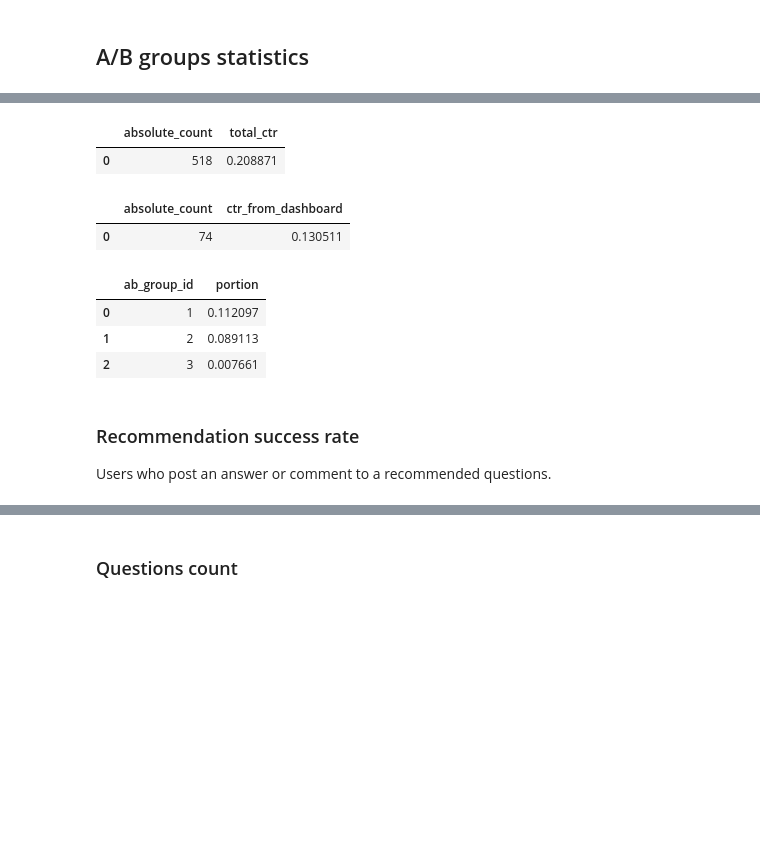
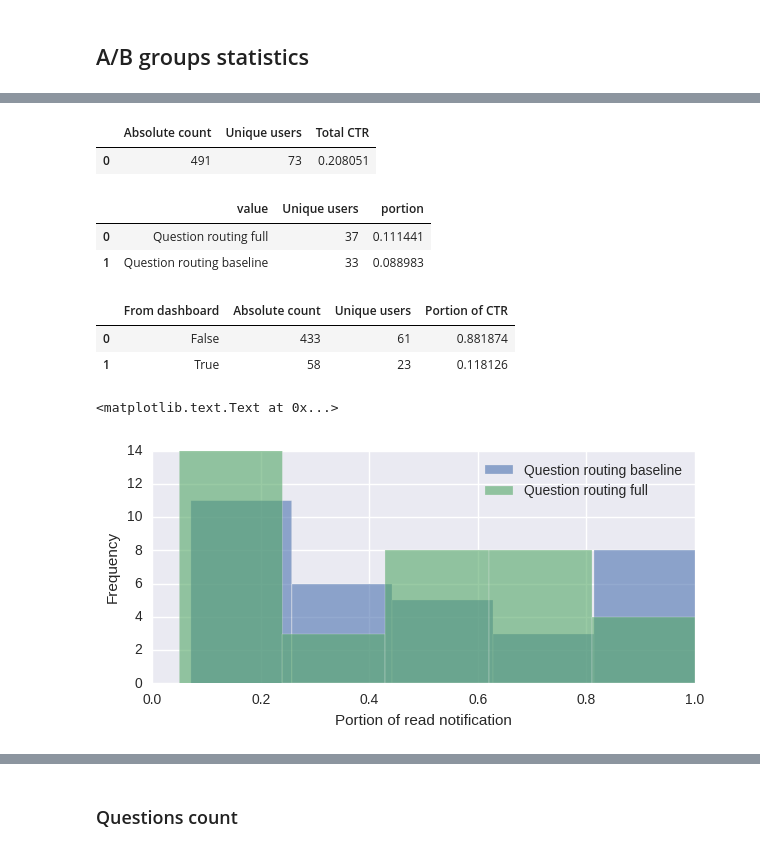
Before and after one commit to dmacjam/dp-analysis-evaluation, a Jupyter notebook: Online Evaluation.ipynb, the cells around one changed output, grey strips where cells are left out. Cells and saved outputs as stored; diff of their text form; code cells hidden in the pictures; blank space fills up the shorter version.

```diff
--- a/Online Evaluation.ipynb
+++ b/Online Evaluation.ipynb
@@ -59,32 +83,44 @@ answers_count
 # %%
 ctr = psql.read_sql("""
-    SELECT COUNT(*) as absolute_count, CAST(COUNT(*) AS FLOAT) / (SELECT COUNT(*) FROM notifications WHERE action= 'recommendation' AND created_at < '2016-12-20') as total_ctr
+    SELECT COUNT(n.recipient_id) as "Absolute count", COUNT(DISTINCT(n.recipient_id)) AS "Unique users", CAST(COUNT(n.id) AS FLOAT) / (SELECT COUNT(*) FROM notifications WHERE action= 'recommendation' AND created_at < '2016-12-20') as "Total CTR"
     FROM notifications as n WHERE n.action= 'recommendation' AND n.unread = FALSE AND n.created_at < '2016-12-20'
     """,connection)
 display(ctr)
 
+ctr_by_groups = psql.read_sql("""
+    SELECT g.value, COUNT(DISTINCT(n.recipient_id)) AS "Unique users", CAST(COUNT(n.recipient_id) AS FLOAT) / (SELECT COUNT(*) FROM notifications WHERE action= 'recommendation' AND created_at < '2016-12-20') as portion
+    FROM notifications as n
+    JOIN ab_groupings ab ON ab.user_id = n.recipient_id
+    JOIN ab_groups g ON g.id=ab.ab_group_id
+    WHERE n.action= 'recommendation' AND n.unread = FALSE AND n.created_at < '2016-12-20'
+    GROUP BY g.id ORDER BY g.id
+    """, connection)
+display(ctr_by_groups)
+
 ctr_from_dashboard = psql.read_sql("""
-    SELECT COUNT(*) as absolute_count, CAST(COUNT(*) AS FLOAT) / (SELECT COUNT(*) FROM notifications WHERE action= 'recommendation' AND unread=FALSE) as ctr_from_dashboard
-    FROM notifications as n WHERE n.action= 'recommendation' AND from_dashboard = TRUE    """,connection)
+    SELECT n.from_dashboard AS "From dashboard", COUNT(n.recipient_id) as "Absolute count", COUNT(DISTINCT(n.recipient_id)) AS "Unique users", CAST(COUNT(n.recipient_id) AS FLOAT) / (SELECT COUNT(*) FROM notifications WHERE action= 'recommendation' AND unread=FALSE AND created_at < '2016-12-20') as "Portion of CTR"
+    FROM notifications as n WHERE n.action= 'recommendation' AND n.unread = FALSE  AND n.created_at < '2016-12-20' GROUP BY n.from_dashboard """,connection)
 display(ctr_from_dashboard)
 
-ctr_by_groups = psql.read_sql("""
-    SELECT ab.ab_group_id, CAST(COUNT(*) AS FLOAT) / (SELECT COUNT(*) FROM notifications WHERE action= 'recommendation' AND created_at < '2016-12-20') as portion
+ctr_by_users = psql.read_sql("""
+    SELECT g.value, n.recipient_id, COUNT(n.id)::float / (SELECT COUNT(*) FROM notifications x WHERE x.action= 'recommendation' AND n.recipient_id=x.recipient_id) AS "portion"
     FROM notifications as n
-    INNER JOIN ab_groupings ab ON ab.user_id = n.recipient_id
+    JOIN ab_groupings ab ON ab.user_id = n.recipient_id
+    JOIN ab_groups g ON g.id=ab.ab_group_id
     WHERE n.action= 'recommendation' AND n.unread = FALSE AND n.created_at < '2016-12-20'
-    GROUP BY ab.ab_group_id
+    GROUP BY g.id, n.recipient_id ORDER BY g.id, COUNT(n.id) DESC
     """, connection)
-ctr_by_groups
+plt.figure(figsize=(7,3))
+ctr_by_users.groupby('value')['portion'].plot.hist(alpha=0.6, bins=5, legend=True)
+plt.xlabel('Portion of read notification')
 # %% [output]
-|  | absolute_count | total_ctr |
-| 0 | 518 | 0.208871 |
+|  | Absolute count | Unique users | Total CTR |
+| 0 | 491 | 73 | 0.208051 |
-|  | absolute_count | ctr_from_dashboard |
-| 0 | 74 | 0.130511 |
+|  | value | Unique users | portion |
+| 0 | Question routing full | 37 | 0.111441 |
+| 1 | Question routing baseline | 33 | 0.088983 |
-|  | ab_group_id | portion |
-| 0 | 1 | 0.112097 |
-| 1 | 2 | 0.089113 |
-| 2 | 3 | 0.007661 |
+|  | From dashboard | Absolute count | Unique users | Portion of CTR |
+| 0 | False | 433 | 61 | 0.881874 |
+| 1 | True | 58 | 23 | 0.118126 |
+<matplotlib.text.Text at 0x...>
+[figure, added]
-# %% [markdown]
-### Recommendation success rate
-Users who post an answer or comment to a recommended questions.
```
Also changed, not shown: parts of 48 cells of this notebook.
